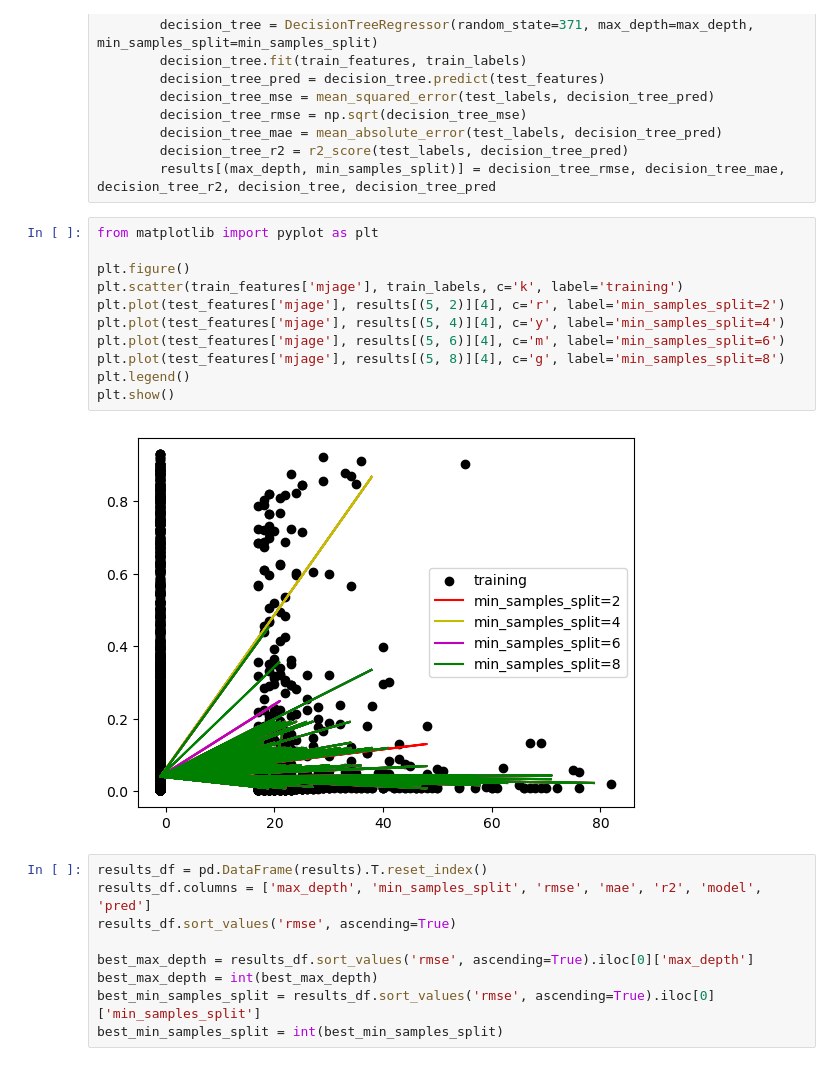
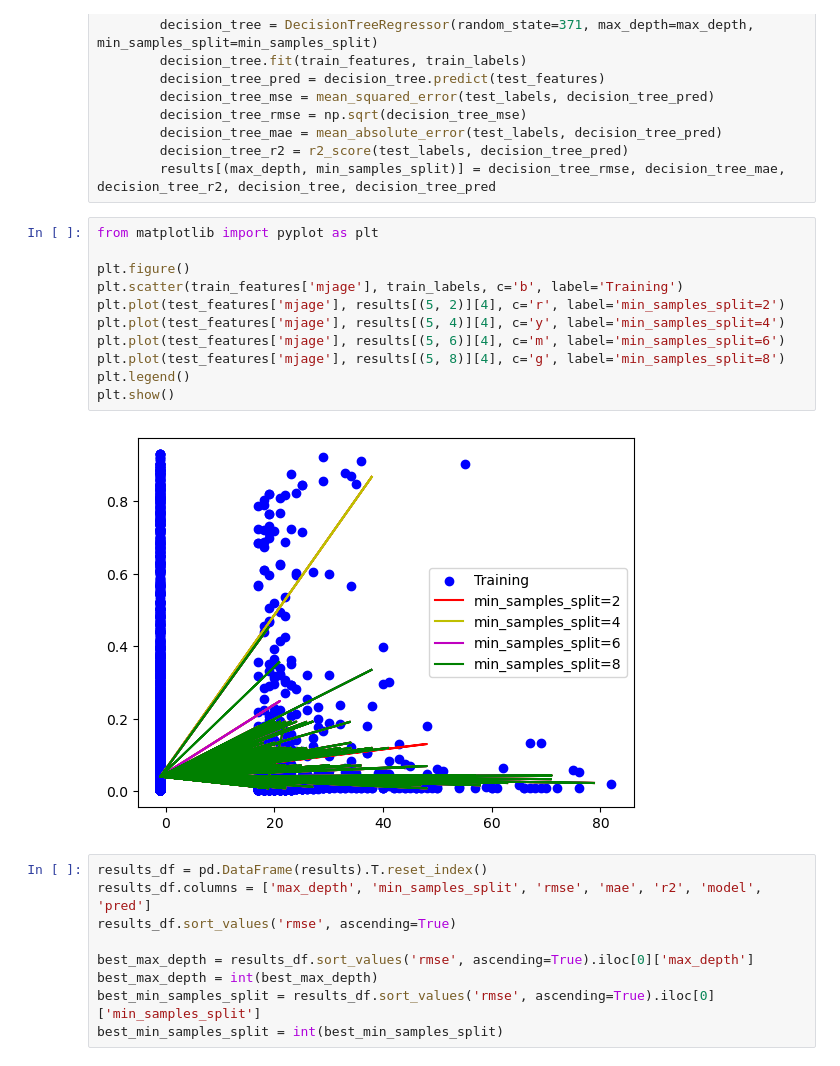
Before and after one commit to anly501/dsan-5000-project-mfgeary, a Jupyter notebook: dsan-website/5000-website/decision-tree/regression/regression.ipynb, the cells around one changed output. Saved outputs shown, nothing was run; the diff lists cells and outputs as text.

```diff
--- a/dsan-website/5000-website/decision-tree/regression/regression.ipynb
+++ b/dsan-website/5000-website/decision-tree/regression/regression.ipynb
@@ -215,16 +215,16 @@ for max_depth in range(5, 15):
 # %%
 from matplotlib import pyplot as plt
 
 plt.figure()
-plt.scatter(train_features['mjage'], train_labels, c='k', label='training')
+plt.scatter(train_features['mjage'], train_labels, c='b', label='Training')
 plt.plot(test_features['mjage'], results[(5, 2)][4], c='r', label='min_samples_split=2')
 plt.plot(test_features['mjage'], results[(5, 4)][4], c='y', label='min_samples_split=4')
 plt.plot(test_features['mjage'], results[(5, 6)][4], c='m', label='min_samples_split=6')
 plt.plot(test_features['mjage'], results[(5, 8)][4], c='g', label='min_samples_split=8')
 plt.legend()
 plt.show()
 # %% [output]
-[figure, old version]
+[figure, new version]
 # %%
 results_df = pd.DataFrame(results).T.reset_index()
 results_df.columns = ['max_depth', 'min_samples_split', 'rmse', 'mae', 'r2', 'model', 'pred']
```
Also changed, not shown: parts of 4 cells of this notebook, 20 other files.
